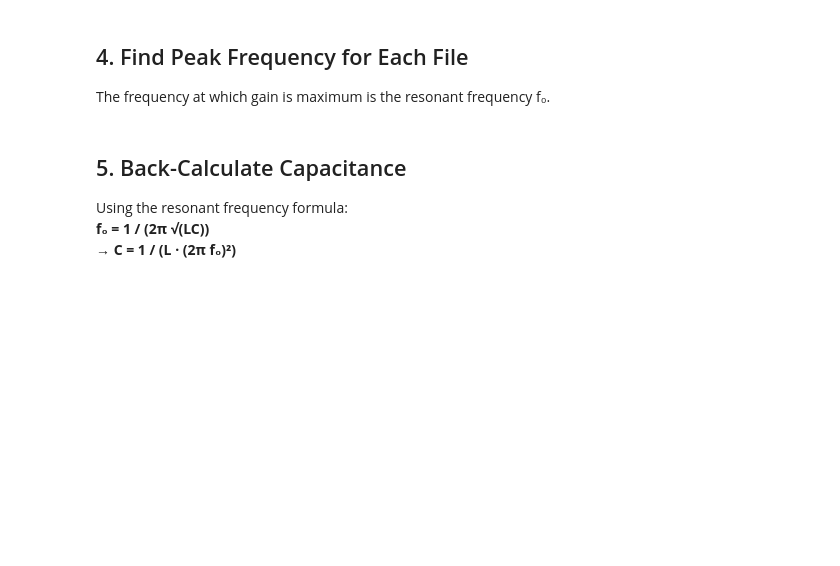
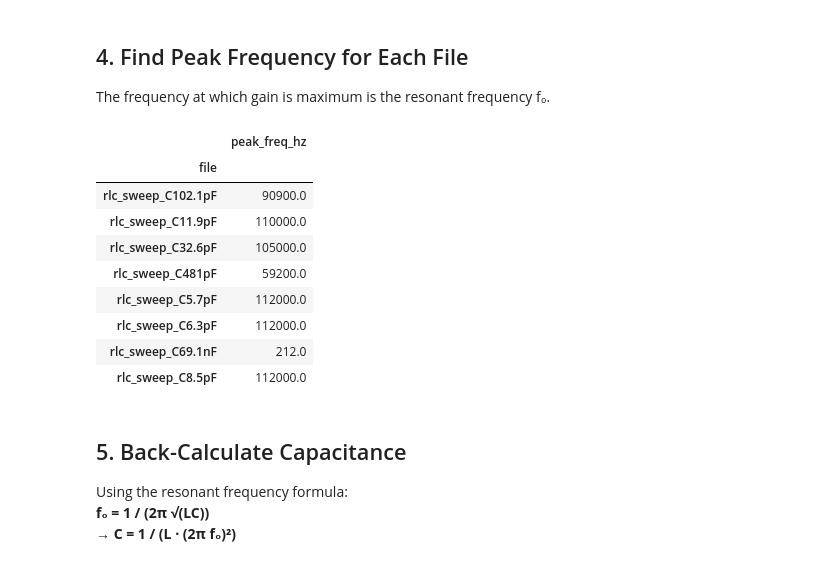
Before and after one commit to roznik20/crystal-expansion-research, a Jupyter notebook: fake_main.ipynb, the cells around one changed output. Saved outputs shown, nothing was run; the diff lists cells and outputs as text; code cells hidden in the pictures; blank space fills up the shorter version.

```diff
--- a/fake_main.ipynb
+++ b/fake_main.ipynb
@@ -73,12 +86,23 @@ The frequency at which gain is maximum is the resonant frequency f₀.
 # %%
 peaks = {}
 for name, df in data.items():
-    idx = df["gain"].idxmax()
+    idx = df["gain_db"].idxmax()
     peaks[name] = df.loc[idx, "frequency_hz"]
 
 peak_df = pd.DataFrame.from_dict(peaks, orient="index", columns=["peak_freq_hz"])
 peak_df.index.name = "file"
 peak_df
+# %% [output]
+|  | peak_freq_hz |
+| file |  |
+| rlc_sweep_C102.1pF | 90900.0 |
+| rlc_sweep_C11.9pF | 110000.0 |
+| rlc_sweep_C32.6pF | 105000.0 |
+| rlc_sweep_C481pF | 59200.0 |
+| rlc_sweep_C5.7pF | 112000.0 |
+| rlc_sweep_C6.3pF | 112000.0 |
+| rlc_sweep_C69.1nF | 212.0 |
+| rlc_sweep_C8.5pF | 112000.0 |
 # %% [markdown]
 ## 5. Back-Calculate Capacitance
 
```
Also changed, not shown: parts of 5 cells of this notebook, 8 other files.
